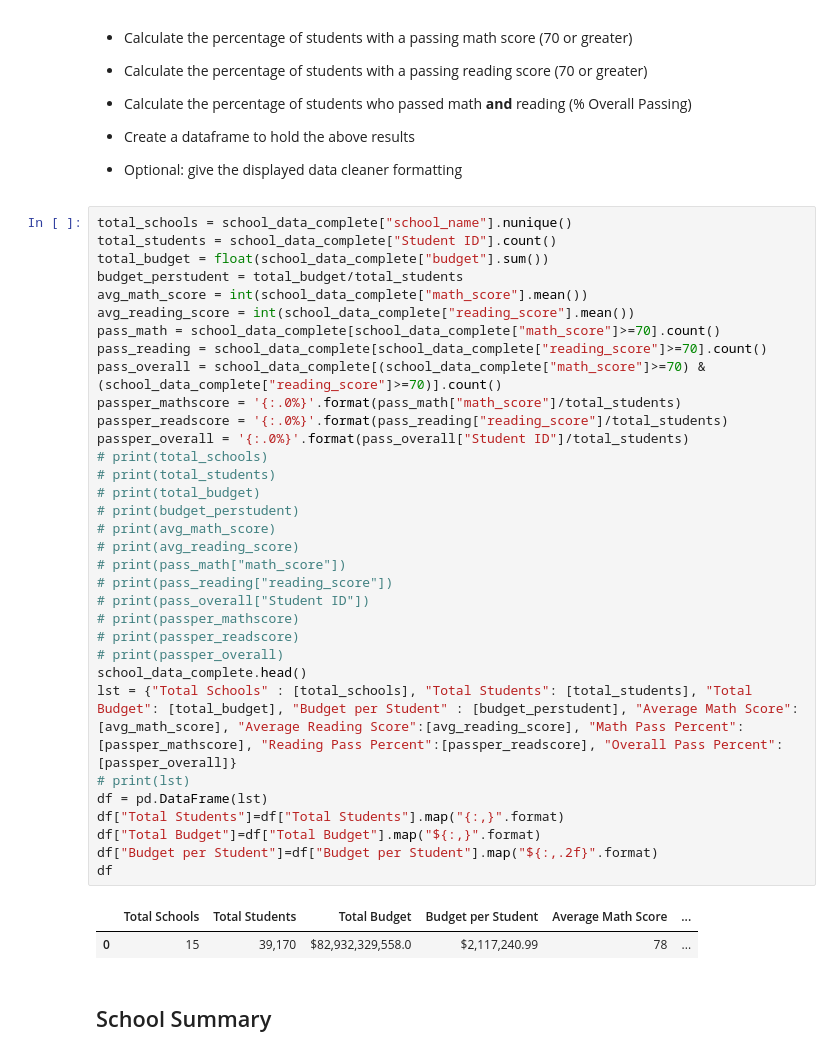
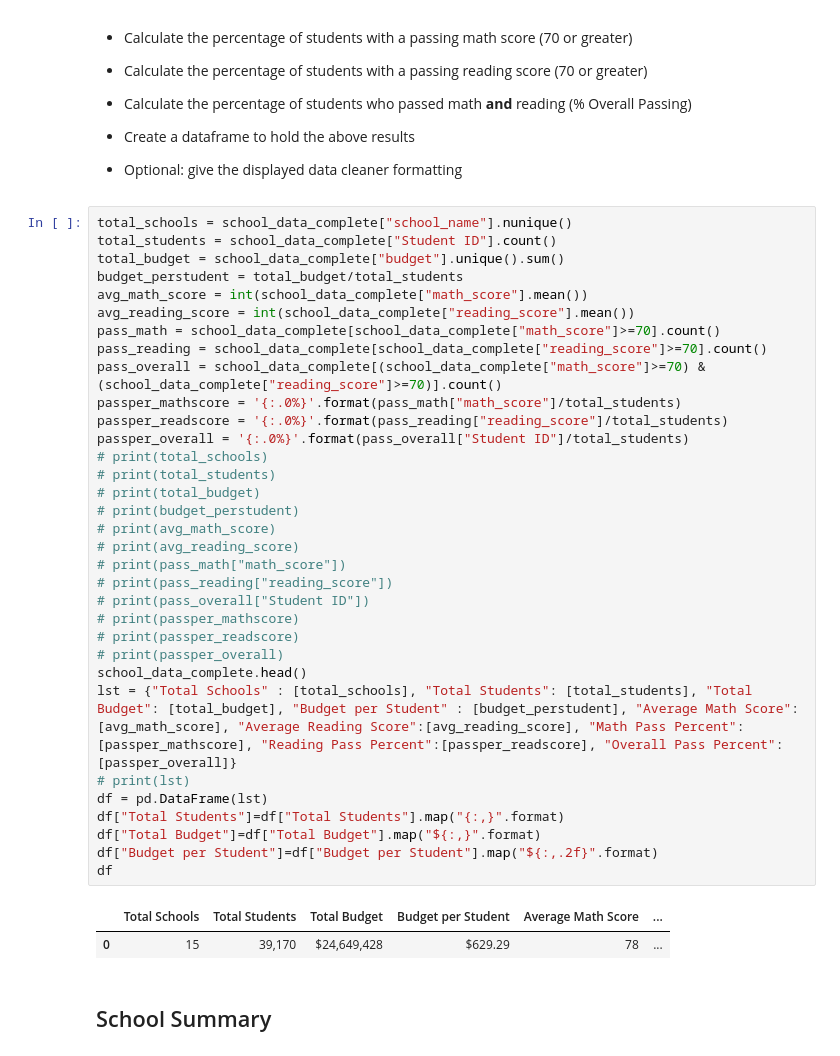
Before and after one commit to harikapeddi/PyCitySchools-Pandas, a Jupyter notebook: PyCitySchools_starter.ipynb, the cells around one changed output. Saved outputs shown, nothing was run; the diff lists cells and outputs as text.

```diff
--- a/PyCitySchools_starter.ipynb
+++ b/PyCitySchools_starter.ipynb
@@ -52,39 +52,39 @@ school_data_complete.head()
 # %%
 total_schools = school_data_complete["school_name"].nunique()
 total_students = school_data_complete["Student ID"].count()
-total_budget = float(school_data_complete["budget"].sum())
+total_budget = school_data_complete["budget"].unique().sum()
 budget_perstudent = total_budget/total_students
 avg_math_score = int(school_data_complete["math_score"].mean())
 avg_reading_score = int(school_data_complete["reading_score"].mean())
 pass_math = school_data_complete[school_data_complete["math_score"]>=70].count()
 pass_reading = school_data_complete[school_data_complete["reading_score"]>=70].count()
 pass_overall = school_data_complete[(school_data_complete["math_score"]>=70) & (school_data_complete["reading_score"]>=70)].count()
 passper_mathscore = '{:.0%}'.format(pass_math["math_score"]/total_students)
 passper_readscore = '{:.0%}'.format(pass_reading["reading_score"]/total_students)
 passper_overall = '{:.0%}'.format(pass_overall["Student ID"]/total_students)
 # print(total_schools)
 # print(total_students)
 # print(total_budget)
 # print(budget_perstudent)
 # print(avg_math_score)
 # print(avg_reading_score)
 # print(pass_math["math_score"])
 # print(pass_reading["reading_score"])
 # print(pass_overall["Student ID"])
 # print(passper_mathscore)
 # print(passper_readscore)
 # print(passper_overall)
 school_data_complete.head()
 lst = {"Total Schools" : [total_schools], "Total Students": [total_students], "Total Budget": [total_budget], "Budget per Student" : [budget_perstudent], "Average Math Score":[avg_math_score], "Average Reading Score":[avg_reading_score], "Math Pass Percent":[passper_mathscore], "Reading Pass Percent":[passper_readscore], "Overall Pass Percent":[passper_overall]}
 # print(lst)
 df = pd.DataFrame(lst)
 df["Total Students"]=df["Total Students"].map("{:,}".format)
 df["Total Budget"]=df["Total Budget"].map("${:,}".format)
 df["Budget per Student"]=df["Budget per Student"].map("${:,.2f}".format)
 df
 # %% [output]
 |  | Total Schools | Total Students | Total Budget | Budget per Student | Average Math Score | ... |
-| 0 | 15 | 39,170 | $82,932,329,558.0 | $2,117,240.99 | 78 | ... |
+| 0 | 15 | 39,170 | $24,649,428 | $629.29 | 78 | ... |
 # %% [markdown]
 ## School Summary
 # %% [markdown]
```
Also changed, not shown: parts of 5 cells of this notebook.
